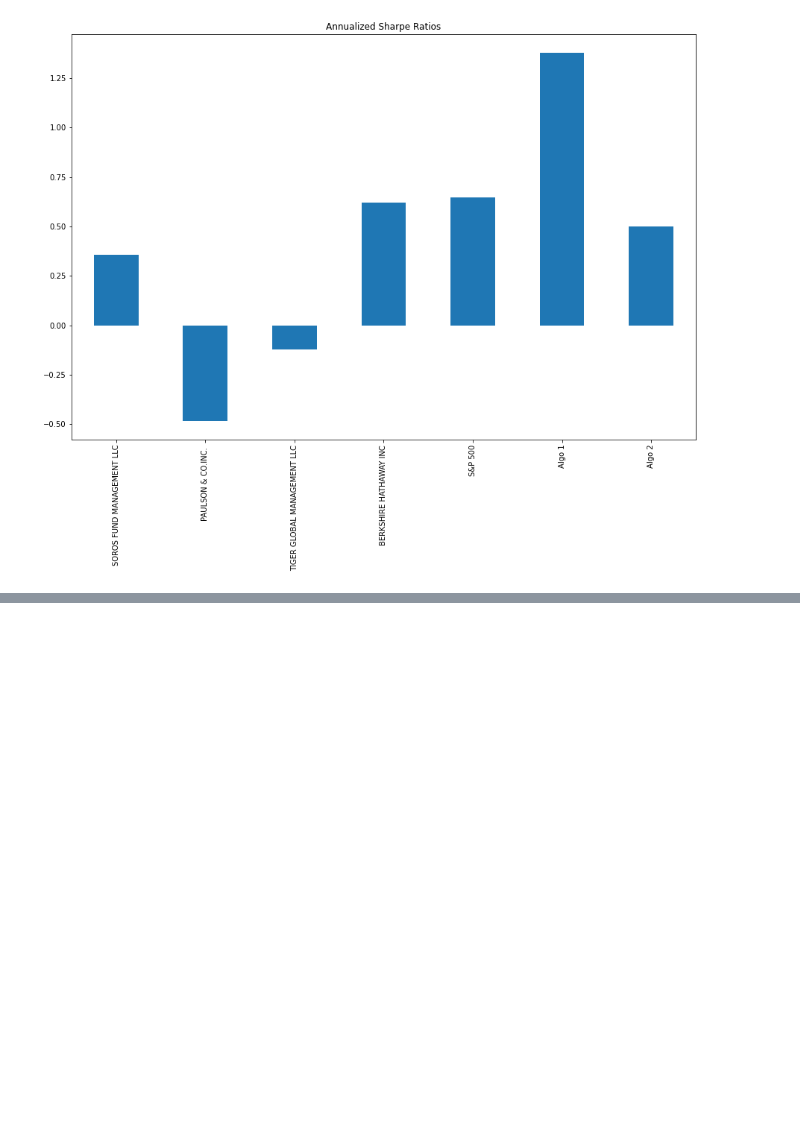
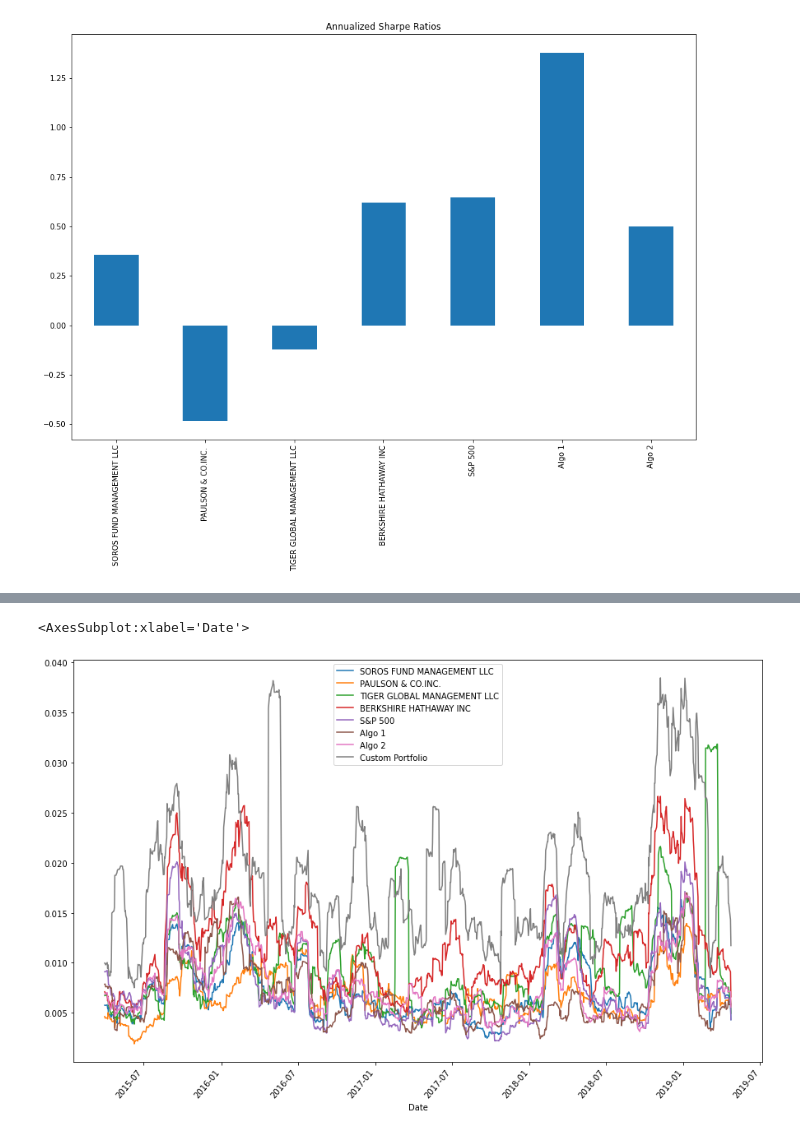
Before and after one commit to seldomwind/stockanalysis-portfolio, a Jupyter notebook: data_analysis.ipynb, the cells around one changed output, grey strips where cells are left out. Drawn from its saved outputs; the diff is of its cells as text; code cells hidden in the pictures; blank space fills up the shorter version.

```diff
--- a/data_analysis.ipynb
+++ b/data_analysis.ipynb
@@ -162,0 +284,8 @@ annu_sharpe.plot(kind= "bar", figsize =(15,10), title = "Annualized Sharpe Ratio
+# %%
+#     "### Calculate and plot rolling `std` with 21-day window"
+#     "# Calculate rolling standard deviation\n",
+#     "# Plot rolling standard deviation\n"
+fin_df.rolling(21).std().plot(rot = 50, figsize = (15, 10))
+# %% [output]
+<AxesSubplot:xlabel='Date'>
+[figure, added]
```
Also changed, not shown: parts of 16 cells of this notebook, 1 other file.
